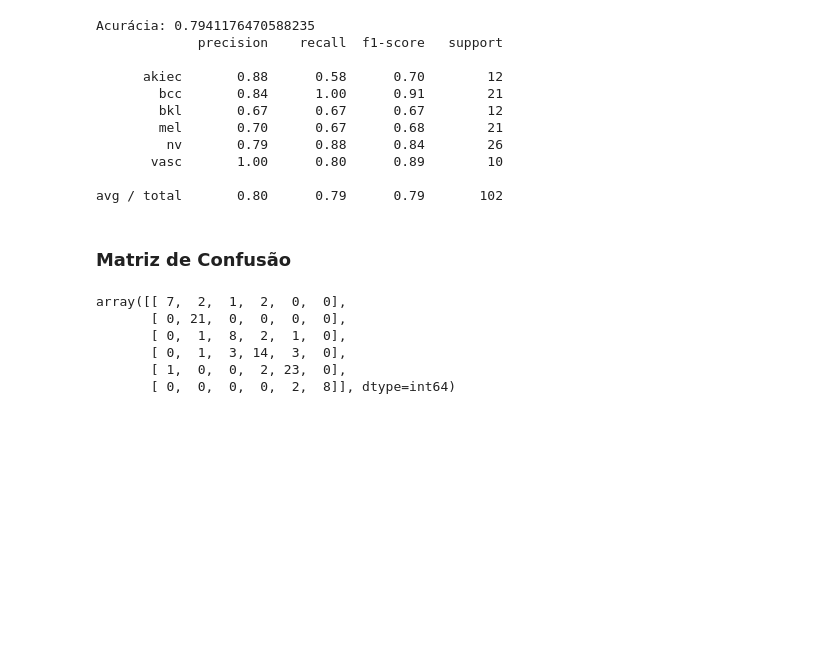
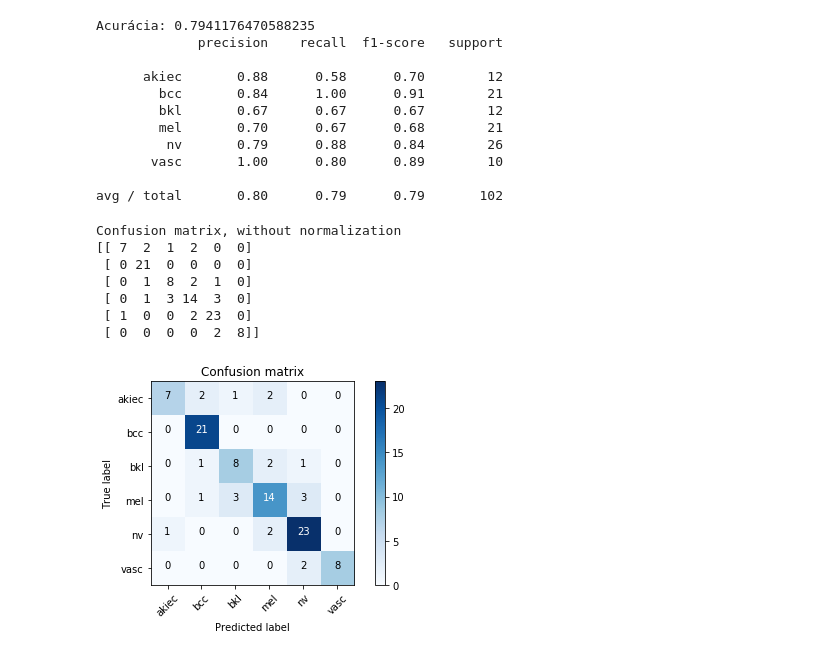
Before and after one commit to jpdol/SkinCancerMnist, a Jupyter notebook: Skin Cancer Mnist - Train and Test.ipynb, the cells around one changed output. Drawn from its saved outputs; the diff is of its cells as text; code cells hidden in the pictures; blank space fills up the shorter version.

```diff
--- a/Skin Cancer Mnist - Train and Test.ipynb
+++ b/Skin Cancer Mnist - Train and Test.ipynb
@@ -318,18 +314,9 @@ Acurácia: 0.7941176470588235
        vasc       1.00      0.80      0.89        10
 
 avg / total       0.80      0.79      0.79       102
-# %% [markdown]
-### Matriz de Confusão
 # %%
 from sklearn.metrics import confusion_matrix
-confusion_matrix(Y_test, previsaoMLP)
+cnf_matrix = confusion_matrix(Y_test, previsaoMLP)
-# %% [output]
-array([[ 7,  2,  1,  2,  0,  0],
-       [ 0, 21,  0,  0,  0,  0],
-       [ 0,  1,  8,  2,  1,  0],
-       [ 0,  1,  3, 14,  3,  0],
-       [ 1,  0,  0,  2, 23,  0],
-       [ 0,  0,  0,  0,  2,  8]], dtype=int64)
 # %%
 def plot_confusion_matrix(cm, classes,
                           normalize=False,
@@ -365,6 +352,16 @@ def plot_confusion_matrix(cm, classes,
     plt.xlabel('Predicted label')
     plt.tight_layout()
 # %%
-plot_confusion_matrix(cnf_matrix, classes=class_names,
+import itertools
+plot_confusion_matrix(cnf_matrix, classes=target_names,
                       title='Confusion matrix')
+# %% [output]
+Confusion matrix, without normalization
+[[ 7  2  1  2  0  0]
+ [ 0 21  0  0  0  0]
+ [ 0  1  8  2  1  0]
+ [ 0  1  3 14  3  0]
+ [ 1  0  0  2 23  0]
+ [ 0  0  0  0  2  8]]
+[figure, added]
 # %%
```
Also changed, not shown: parts of 4 cells of this notebook.
